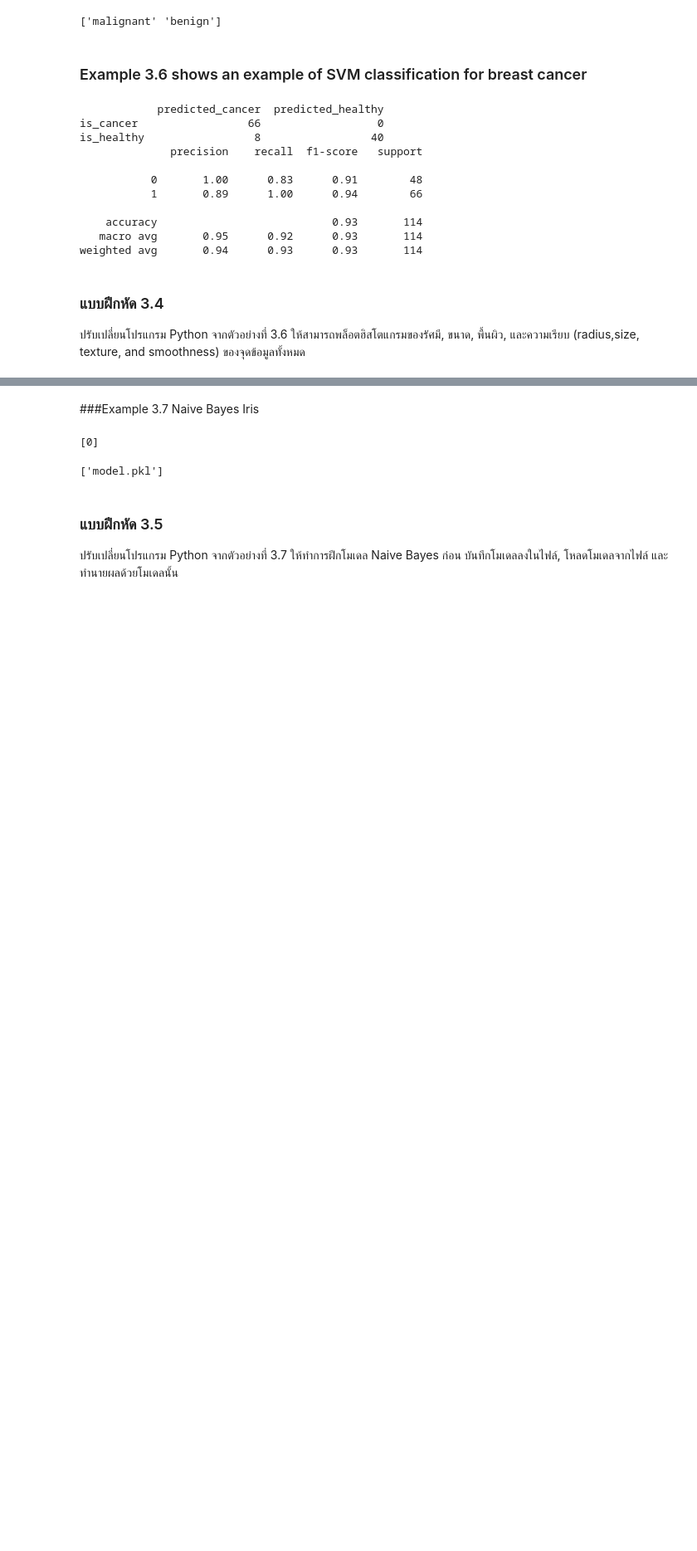
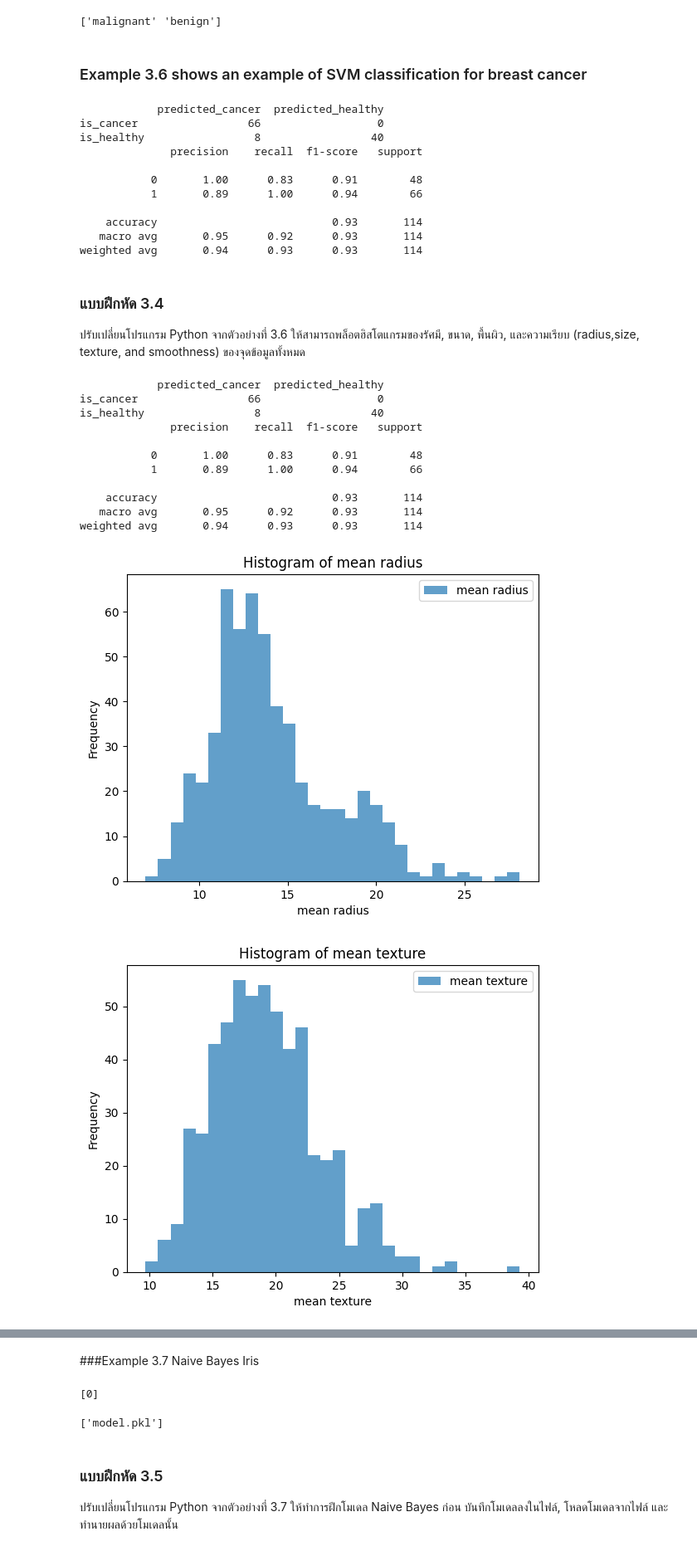
Before and after one commit to NattakamonPhuttakunakor/225212WebAppDev-2-67, a Jupyter notebook: SupervisedLearning_Classification.ipynb, the cells around one changed output, grey strips where cells are left out. Shown: that part at 83% size. Drawn from its saved outputs; the diff is of its cells as text; code cells hidden in the pictures; blank space fills up the shorter version.

```diff
--- a/SupervisedLearning_Classification.ipynb
+++ b/SupervisedLearning_Classification.ipynb
@@ -378,0 +399,53 @@ weighted avg       0.94      0.93      0.93       114
+# %%
+#Example 3.6 Python SVM Breast Cancer Classifications
+import pandas as pd
+import numpy as np
+from sklearn.datasets import load_breast_cancer
+from sklearn.model_selection import train_test_split
+from sklearn.svm import SVC
+import matplotlib.pyplot as plt
+
+cancer = load_breast_cancer()
+X = cancer.data # All of the features
+y = cancer.target # All of the labels
+
+X_train, X_test, y_train, y_test = train_test_split(X, y, test_size=0.2, random_state=20)
+
+clf = SVC()
+clf.fit(X_train, y_train)
+
+#Prediction
+y_predict = clf.predict(X_test)
+
+#Print Confusion Matrix and Classification Report
+from sklearn.metrics import classification_report, confusion_matrix
+cm = np.array(confusion_matrix(y_test, y_predict, labels=[1, 0]))
+confusion = pd.DataFrame(cm, index=['is_cancer', 'is_healthy'],
+                         columns=['predicted_cancer', 'predicted_healthy'])
+print(confusion)
+print(classification_report(y_test, y_predict))
+
+# Plot histograms for radius, size, texture, and smoothness
+features = ['mean radius', 'mean texture', 'mean area', 'mean smoothness']
+for i, feature in enumerate(features):
+    plt.figure(i)
+    plt.hist(X[:, cancer.feature_names.tolist().index(feature)], bins=30, alpha=0.7, label=feature)
+    plt.xlabel(feature)
+    plt.ylabel('Frequency')
+    plt.title(f'Histogram of {feature}')
+    plt.legend()
+    plt.show()
+# %% [output]
+            predicted_cancer  predicted_healthy
+is_cancer                 66                  0
+is_healthy                 8                 40
+              precision    recall  f1-score   support
+
+           0       1.00      0.83      0.91        48
+           1       0.89      1.00      0.94        66
+
+    accuracy                           0.93       114
+   macro avg       0.95      0.92      0.93       114
+weighted avg       0.94      0.93      0.93       114
+[figure, added]
+[figure, added]
```
Also changed, not shown: parts of 7 cells of this notebook.
